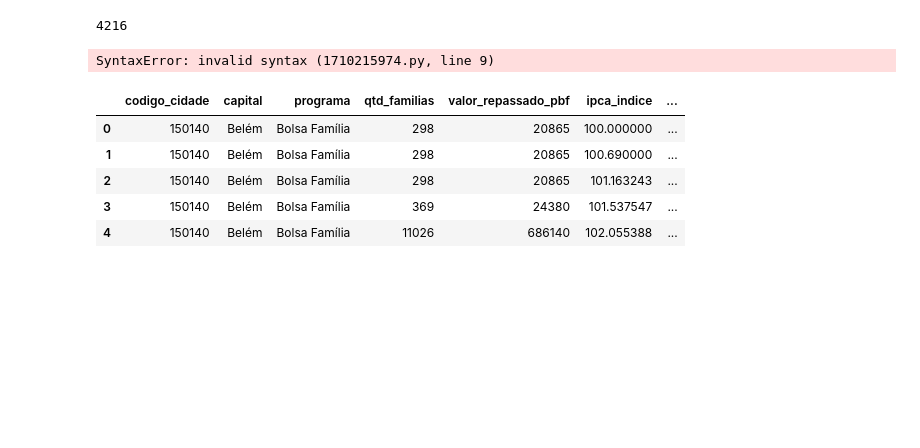
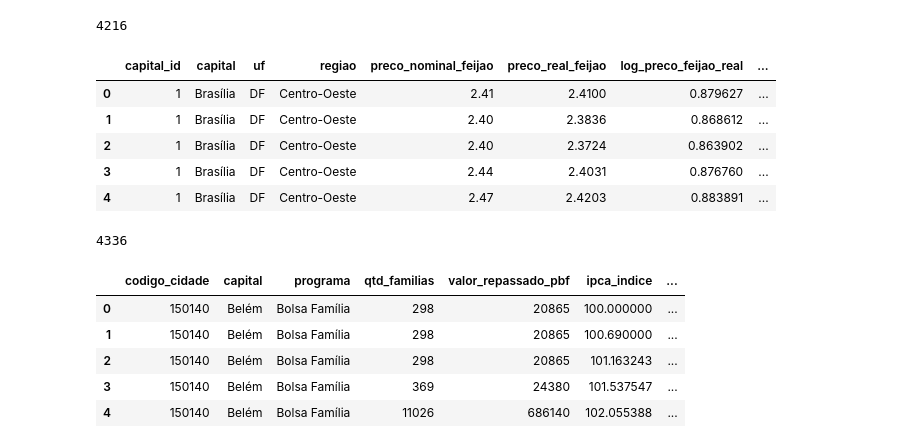
Before and after one commit to milton-miranda/mecai-26-prob-estat, a Jupyter notebook: notebooks/01_data_ingestion_cleaning.ipynb, the cells around one changed output. Saved outputs shown, nothing was run; the diff lists cells and outputs as text; code cells hidden in the pictures; blank space fills up the shorter version.

```diff
--- a/notebooks/01_data_ingestion_cleaning.ipynb
+++ b/notebooks/01_data_ingestion_cleaning.ipynb
@@ -210,18 +227,24 @@ len(df_diesel_agrupado)
 # %%
 # Tratamentos de PREÇO DO FEIJÂO
 
 df_precos["data_referencia"] = pd.to_datetime(df_precos["periodo"], format="%m/%Y")
 df_precos.drop(columns=["periodo","ano","mes", "t"], inplace=True)
 df_precos.rename(columns={"preco_nominal": "preco_nominal_feijao",
                           "preco_real":"preco_real_feijao",
                           "log_preco_real":"log_preco_feijao_real",
-                          "var_pct_real":"var_pct_ipca_real"
+                          "var_pct_real":"var_pct_ipca_real",
                           "log_preco_nominal":"log_preco_feijao_nominal"
                           }, inplace=True)
 display(df_precos.head())
 len(df_precos)
 # %% [output]
+|  | capital_id | capital | uf | regiao | preco_nominal_feijao | preco_real_feijao | log_preco_feijao_real | ... |
+| 0 | 1 | Brasília | DF | Centro-Oeste | 2.41 | 2.4100 | 0.879627 | ... |
+| 1 | 1 | Brasília | DF | Centro-Oeste | 2.40 | 2.3836 | 0.868612 | ... |
+| 2 | 1 | Brasília | DF | Centro-Oeste | 2.40 | 2.3724 | 0.863902 | ... |
+| 3 | 1 | Brasília | DF | Centro-Oeste | 2.44 | 2.4031 | 0.876760 | ... |
+| 4 | 1 | Brasília | DF | Centro-Oeste | 2.47 | 2.4203 | 0.883891 | ... |
-SyntaxError: invalid syntax (1710215974.py, line 9)
+4336
 # %%
 # Tratamentos de REPASSE DO BOLSA FAMÍLIA
 
```
Also changed, not shown: parts of 11 cells of this notebook, 1 other file.
